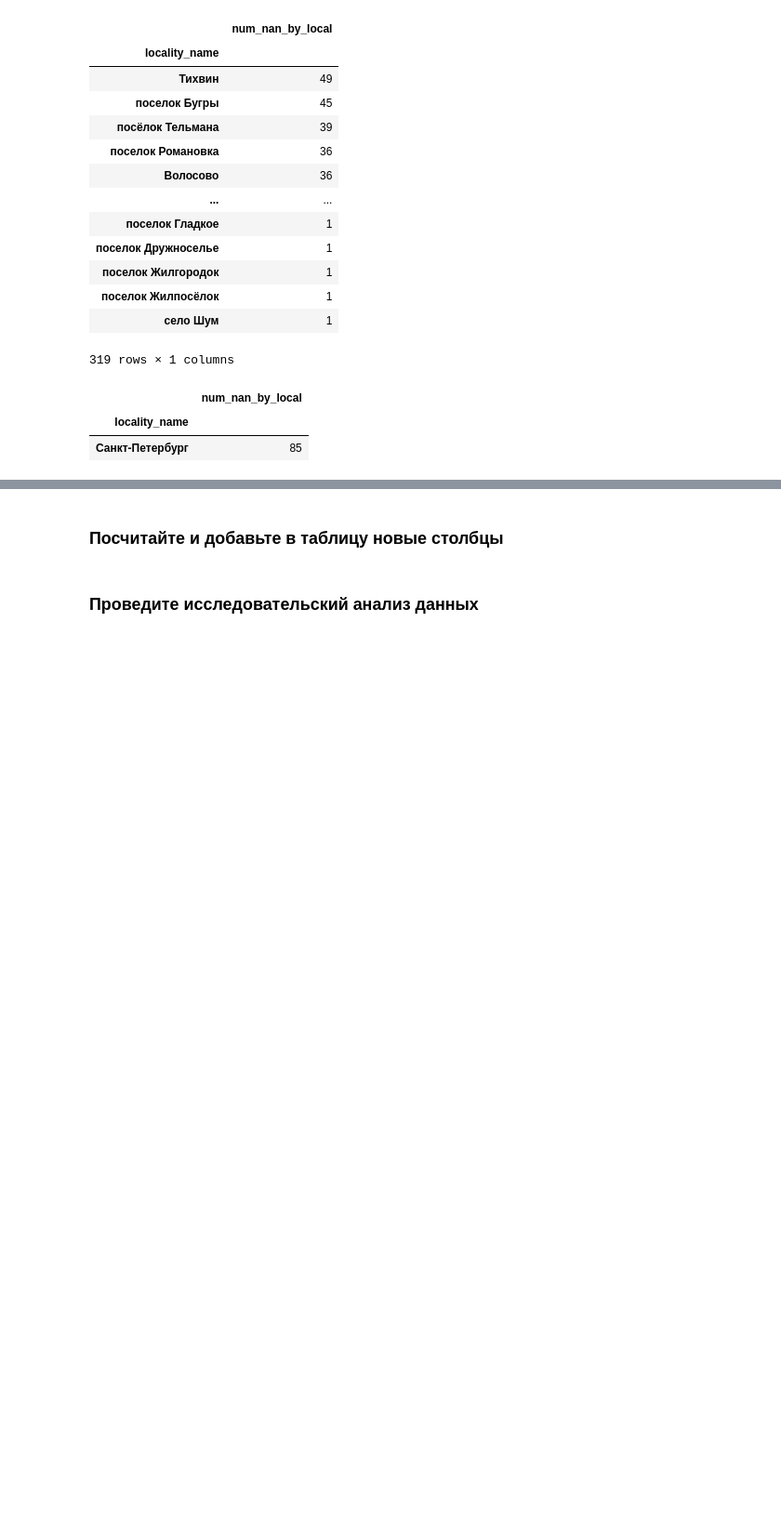
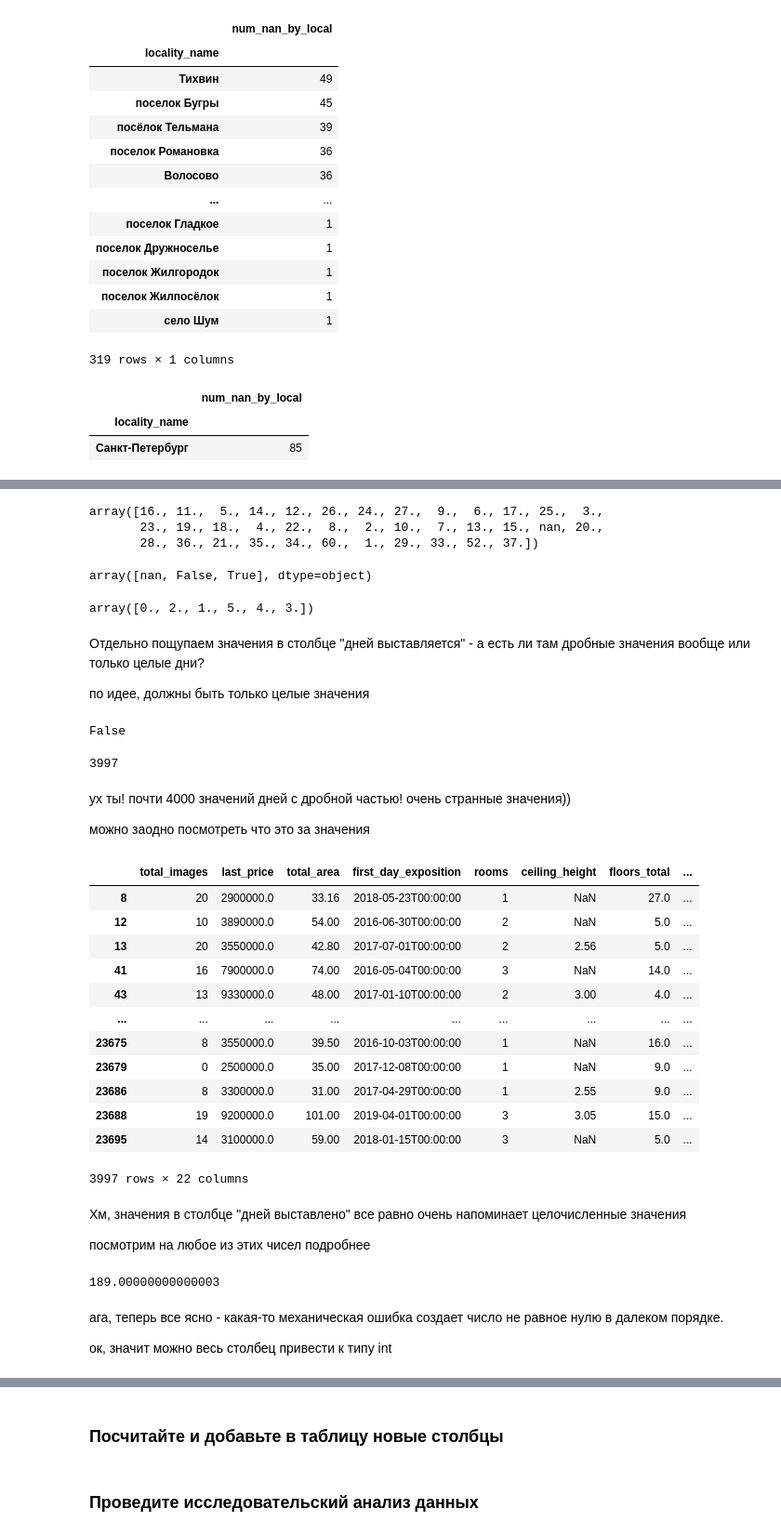
Before and after one commit to anthonypotekhin/studying, a Jupyter notebook: yandex_practicum/data_analysis_research_proj.ipynb, the cells around one changed output, grey strips where cells are left out. Shown at 93% size. Cells and saved outputs as stored; diff of their text form; code cells hidden in the pictures; blank space fills up the shorter version.

```diff
--- a/yandex_practicum/data_analysis_research_proj.ipynb
+++ b/yandex_practicum/data_analysis_research_proj.ipynb
@@ -173,0 +198,4 @@ data[data.airports_nearest.isna()].groupby('locality_name').agg({'total_images':
+# %%
+# заполняем пропуски в балконах
+
+data.balcony= data.balcony.fillna(0)
@@ -173,0 +207,9 @@ data[data.airports_nearest.isna()].groupby('locality_name').agg({'total_images':
+# %%
+# заполняем пропуски в графах по паркам и прудам - ставим 0
+data.parks_around3000 = data.parks_around3000.fillna(0)
+data.parks_nearest = data.parks_nearest.fillna(0)
+data.ponds_around3000 = data.ponds_around3000.fillna(0)
+data.ponds_nearest = data.ponds_nearest.fillna(0)
+# %%
+# убираем пропуски в столбце "дней выставляется"
+data.days_exposition= data.days_exposition.fillna(0)
@@ -173,0 +261,67 @@ data[data.airports_nearest.isna()].groupby('locality_name').agg({'total_images':
+# %%
+data.floors_total.unique()
+# %% [output]
+array([16., 11.,  5., 14., 12., 26., 24., 27.,  9.,  6., 17., 25.,  3.,
+       23., 19., 18.,  4., 22.,  8.,  2., 10.,  7., 13., 15., nan, 20.,
+       28., 36., 21., 35., 34., 60.,  1., 29., 33., 52., 37.])
+# %%
+data.is_apartment.unique()
+# %% [output]
+array([nan, False, True], dtype=object)
+# %%
+data.balcony.unique()
+# %% [output]
+array([0., 2., 1., 5., 4., 3.])
+# %% [markdown]
+Отдельно пощупаем значения в столбце "дней выставляется" - а есть ли там дробные значения вообще или только целые дни?
+
+по идее, должны быть только целые значения
+# %%
+# проверим, есть ли дробная часть у любого значения:
+# - превратим значение в строку
+# - разобьем его по точке
+# - возьмем только ту часть, что после точки (дробную часть)
+# - проверим ее на то, что она не явлется нулем
+str(data.days_exposition[1]).split('.')[1]!='0'
+# %% [output]
+False
+# %%
+# теперь проверим на всех значениях в столбце
+def is_float(val):
+    return str(val).split('.')[1]!='0'
+
+data.days_exposition.apply(is_float).sum()
+# %% [output]
+3997
+# %% [markdown]
+ух ты! почти 4000 значений дней с дробной частью! очень странные значения))
+
+можно заодно посмотреть что это за значения
+# %%
+data[data.days_exposition.apply(is_float)]
+# %% [output]
+|  | total_images | last_price | total_area | first_day_exposition | rooms | ceiling_height | floors_total | ... |
+| 8 | 20 | 2900000.0 | 33.16 | 2018-05-23T00:00:00 | 1 | NaN | 27.0 | ... |
+| 12 | 10 | 3890000.0 | 54.00 | 2016-06-30T00:00:00 | 2 | NaN | 5.0 | ... |
+| 13 | 20 | 3550000.0 | 42.80 | 2017-07-01T00:00:00 | 2 | 2.56 | 5.0 | ... |
+| 41 | 16 | 7900000.0 | 74.00 | 2016-05-04T00:00:00 | 3 | NaN | 14.0 | ... |
+| 43 | 13 | 9330000.0 | 48.00 | 2017-01-10T00:00:00 | 2 | 3.00 | 4.0 | ... |
+| ... | ... | ... | ... | ... | ... | ... | ... | ... |
+| 23675 | 8 | 3550000.0 | 39.50 | 2016-10-03T00:00:00 | 1 | NaN | 16.0 | ... |
+| 23679 | 0 | 2500000.0 | 35.00 | 2017-12-08T00:00:00 | 1 | NaN | 9.0 | ... |
+| 23686 | 8 | 3300000.0 | 31.00 | 2017-04-29T00:00:00 | 1 | 2.55 | 9.0 | ... |
+| 23688 | 19 | 9200000.0 | 101.00 | 2019-04-01T00:00:00 | 3 | 3.05 | 15.0 | ... |
+| 23695 | 14 | 3100000.0 | 59.00 | 2018-01-15T00:00:00 | 3 | NaN | 5.0 | ... |
+3997 rows × 22 columns
+# %% [markdown]
+Хм, значения в столбце "дней выставлено" все равно очень напоминает целочисленные значения
+
+посмотрим на любое из этих чисел подробнее
+# %%
+data.iloc[8].days_exposition
+# %% [output]
+189.00000000000003
+# %% [markdown]
+ага, теперь все ясно - какая-то механическая ошибка создает число не равное нулю в далеком порядке.
+
+ок, значит можно весь столбец привести к типу int
```
Also changed, not shown: parts of 13 cells of this notebook.
